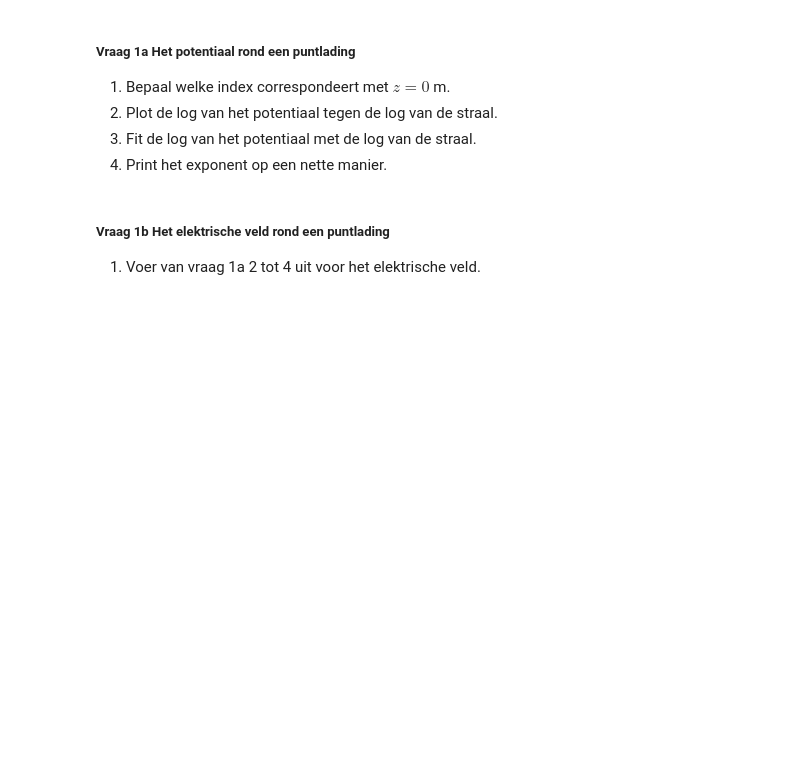
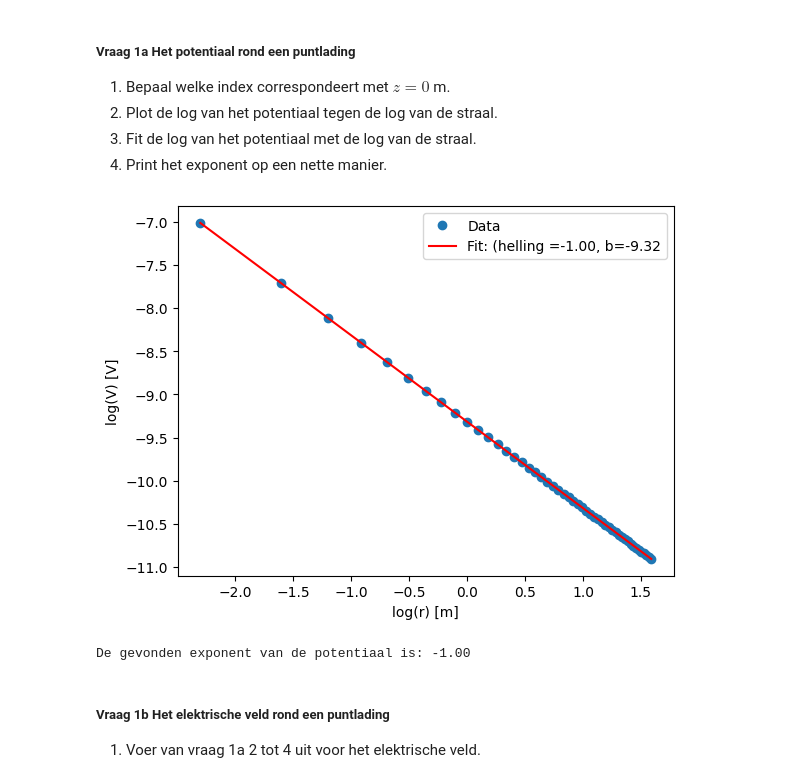
Before and after one commit to zidu2006/opdrachten-DEF-D, a Jupyter notebook: DigitaleOntwerpopdrachten/1CondensatorOpdracht/CondensatorOntwerpopdracht.ipynb, the cells around one changed output. Cells and saved outputs as stored; diff of their text form; code cells hidden in the pictures; blank space fills up the shorter version.

```diff
--- a/DigitaleOntwerpopdrachten/1CondensatorOpdracht/CondensatorOntwerpopdracht.ipynb
+++ b/DigitaleOntwerpopdrachten/1CondensatorOpdracht/CondensatorOntwerpopdracht.ipynb
@@ -87,9 +87,34 @@ plot_results_pt_charge_at_origin(Ez, Er, normE, V, r, z, grid_step)
 3. Fit de log van het potentiaal met de log van de straal.
 4. Print het exponent op een nette manier.
 # %%
-###
-###Hier jouw code###
-###
+from scipy.optimize import curve_fit
+
+z_index = np.argmin(np.abs(z))
+r_data = r[1:]
+V_data = V[z_index, 1:]
+
+log_r = np.log(r_data)
+log_V = np.log(V_data)
+
+plt.figure()
+plt.plot(log_r, log_V, 'o', label='Data')
+
+def functie(x,a,b):
+    return a * x + b
+
+popt, pcov = curve_fit(functie, log_r, log_V)
+a_fit, b_fit = popt
+
+plt.plot(log_r, functie(log_r, *popt), 'r-', label=f'Fit: (helling ={a_fit:.2f}, b={b_fit:.2f}')
+plt.xlabel('log(r) [m]')
+plt.ylabel('log(V) [V]')
+plt.legend()
+plt.show()
+
+print(f"De gevonden exponent van de potentiaal is: {a_fit:.2f}")
+# %% [output]
+[figure, added]
+De gevonden exponent van de potentiaal is: -1.00
 # %% [markdown]
 ##### Vraag 1b Het elektrische veld rond een puntlading
 1. Voer van vraag 1a 2 tot 4 uit voor het elektrische veld.
```
Also changed, not shown: parts of 8 cells of this notebook.
